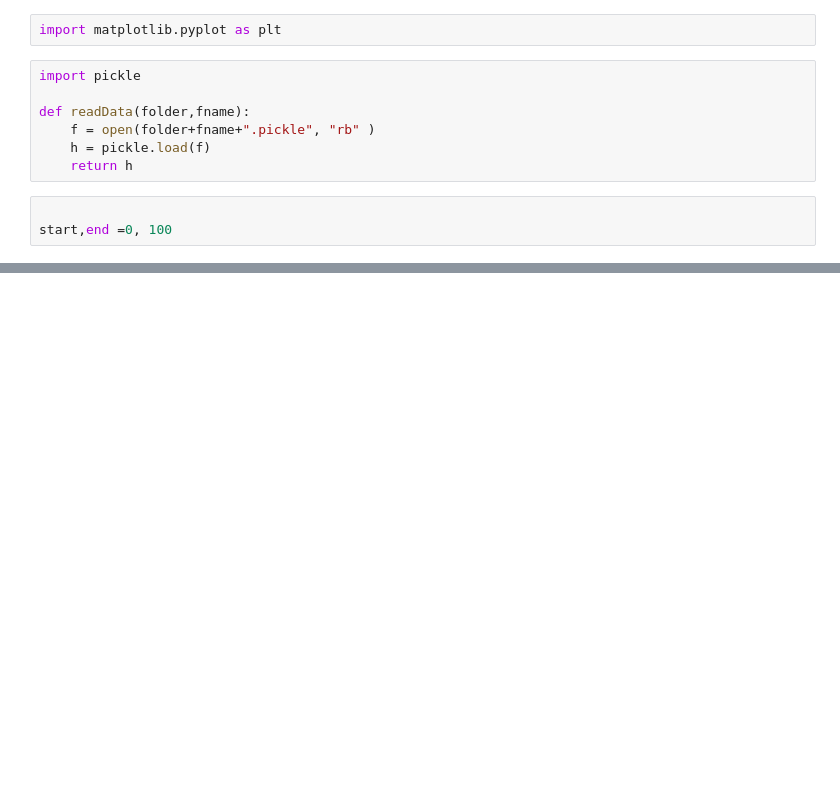
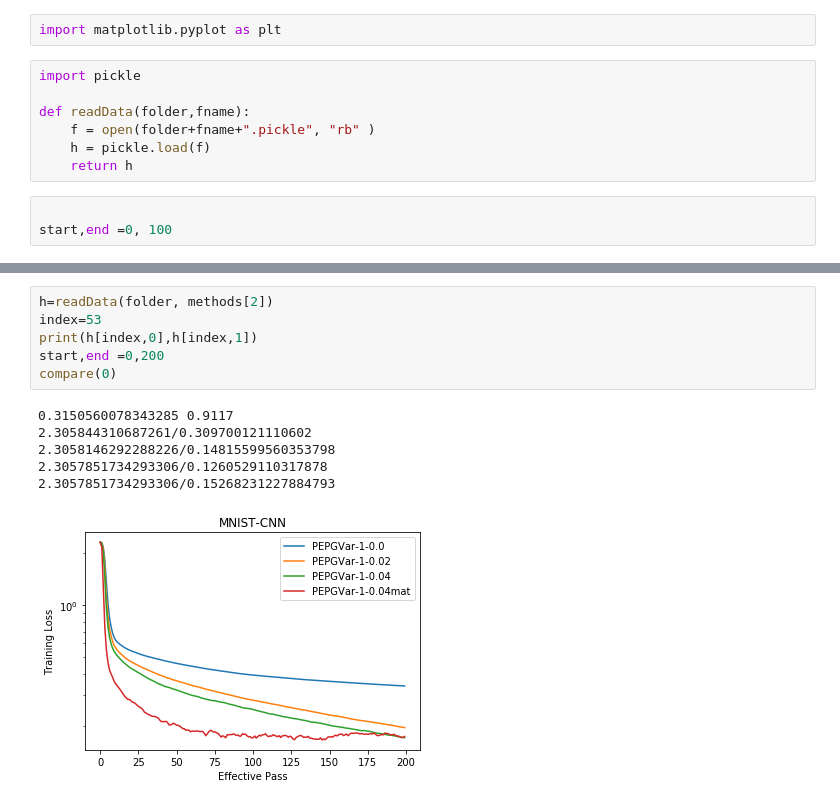
Before and after one commit to dqxiao/NES, a Jupyter notebook: Results_plot.ipynb, the cells around one changed output, grey strips where cells are left out. Saved outputs shown, nothing was run; the diff lists cells and outputs as text; blank space fills up the shorter version.

```diff
--- a/Results_plot.ipynb
+++ b/Results_plot.ipynb
@@ -52 +82,14 @@ compare(0)
+# %%
+h=readData(folder, methods[2])
+index=53
+print(h[index,0],h[index,1])
+start,end =0,200
+compare(0)
+# %% [output]
+0.3150560078343285 0.9117
+2.305844310687261/0.309700121110602
+2.3058146292288226/0.14815599560353798
+2.3057851734293306/0.1260529110317878
+2.3057851734293306/0.15268231227884793
+[figure, added]
 # %%
```
Also changed, not shown: parts of 11 cells of this notebook, 2 other files.
